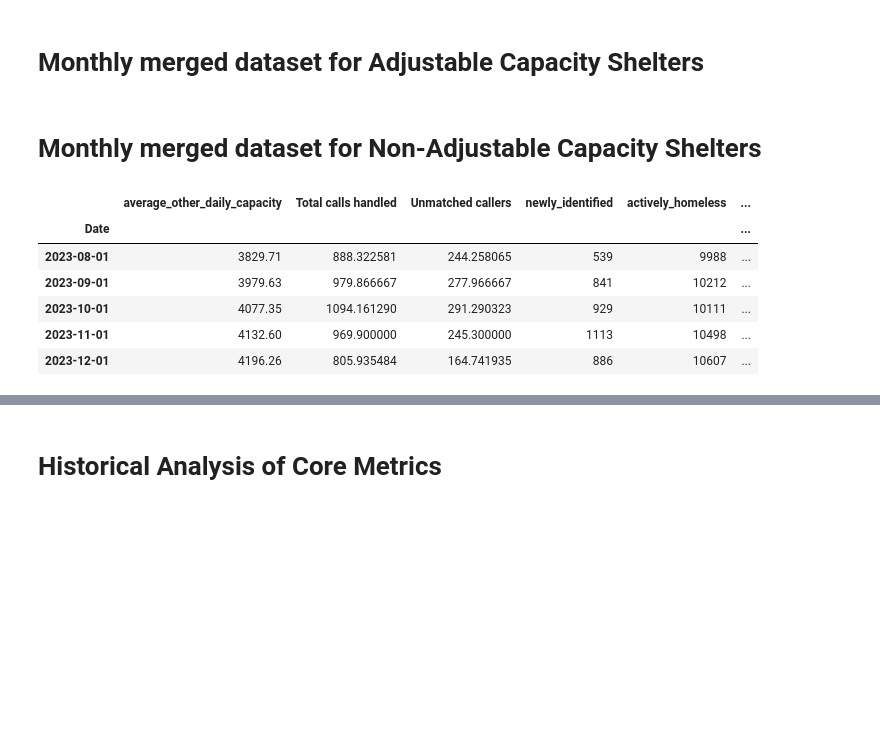
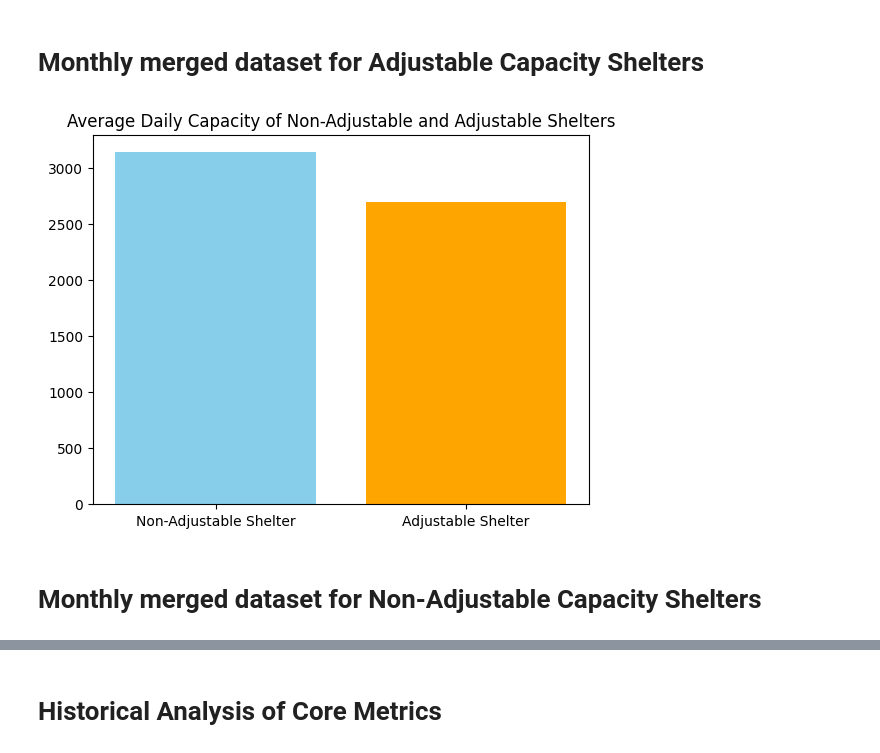
Before and after one commit to pendovka/Toronto-Shelter-Traffic, a Jupyter notebook: Shelter-Demand-Predictor.ipynb, the cells around one changed output, grey strips where cells are left out. Cells and saved outputs as stored; diff of their text form; code cells hidden in the pictures; blank space fills up the shorter version.

```diff
--- a/Shelter-Demand-Predictor.ipynb
+++ b/Shelter-Demand-Predictor.ipynb
@@ -107,8 +92,10 @@ concatenated_occupancy_flexible['capacity'] = concatenated_occupancy_flexible['C
 
 x = concatenated_occupancy_flexible.groupby('OCCUPANCY_DATE')['capacity'].sum()
 
-average_daily_capacity = x.resample('MS').mean().rename('average_daily_capacity').round(2)
+average_daily_capacity = x.resample('MS').mean().rename('average_daily_adjustable_capacity').round(2)
 average_daily_capacity = average_daily_capacity.to_frame()
+
+capacity_adjustable_shelter = average_daily_capacity['average_daily_adjustable_capacity'].mean()
 # %% [markdown]
 # Monthly merged dataset for Adjustable Capacity Shelters
 # %%
@@ -126,9 +113,25 @@ other_occupancy['CAPACITY_ACTUAL_BED'] = other_occupancy['CAPACITY_ACTUAL_BED'].
 
 other_occupancy['capacity'] = other_occupancy['CAPACITY_ACTUAL_ROOM'] + other_occupancy['CAPACITY_ACTUAL_BED']
 
-y = other_occupancy.groupby('OCCUPANCY_DATE')['capacity'].sum()
+other_occupancy = other_occupancy.rename_axis('Date')
 
-average_other_daily_capacity = y.resample('MS').mean().rename('average_other_daily_capacity').round(2)
+y = other_occupancy.groupby('Date')['capacity'].sum()
+
+average_other_daily_capacity = y.resample('MS').mean().rename('average_daily_nonadjustable_capacity').round(2)
 average_other_daily_capacity = average_other_daily_capacity.to_frame()
+
+capacity_non_adjustable_shelter = average_other_daily_capacity['average_daily_nonadjustable_capacity'].mean()
+# %%
+bar_positions = [0, 1]
+bar_heights = [capacity_non_adjustable_shelter, capacity_adjustable_shelter]
+bar_colors = ['skyblue', 'orange']
+
+plt.bar(bar_positions, bar_heights, color=bar_colors)
+plt.xticks(bar_positions, ['Non-Adjustable Shelter', 'Adjustable Shelter'])
+
+plt.title('Average Daily Capacity of Non-Adjustable and Adjustable Shelters')
+plt.show()
+# %% [output]
+[figure, added]
 # %% [markdown]
 # Monthly merged dataset for Non-Adjustable Capacity Shelters
@@ -147,18 +137,0 @@ average_other_daily_capacity = average_other_daily_capacity.to_frame()
-# %%
-merged_calls_other_flow_monthly = pd.merge(average_other_daily_capacity, merged_calls_flow_monthly, left_index=True, right_on='Date', how='inner')
-
-
-date_column = merged_calls_other_flow_monthly['Date']
-merged_calls_other_flow_monthly.drop(columns=['Date'], inplace=True)
-merged_calls_other_flow_monthly.insert(0, 'Date', date_column)
-merged_calls_other_flow_monthly.set_index('Date', inplace=True)
-
-merged_calls_other_flow_monthly.tail()
-# %% [output]
-|  | average_other_daily_capacity | Total calls handled | Unmatched callers | newly_identified | actively_homeless | ... |
-| Date |  |  |  |  |  | ... |
-| 2023-08-01 | 3829.71 | 888.322581 | 244.258065 | 539 | 9988 | ... |
-| 2023-09-01 | 3979.63 | 979.866667 | 277.966667 | 841 | 10212 | ... |
-| 2023-10-01 | 4077.35 | 1094.161290 | 291.290323 | 929 | 10111 | ... |
-| 2023-11-01 | 4132.60 | 969.900000 | 245.300000 | 1113 | 10498 | ... |
-| 2023-12-01 | 4196.26 | 805.935484 | 164.741935 | 886 | 10607 | ... |
```
Also changed, not shown: parts of 10 cells of this notebook.
